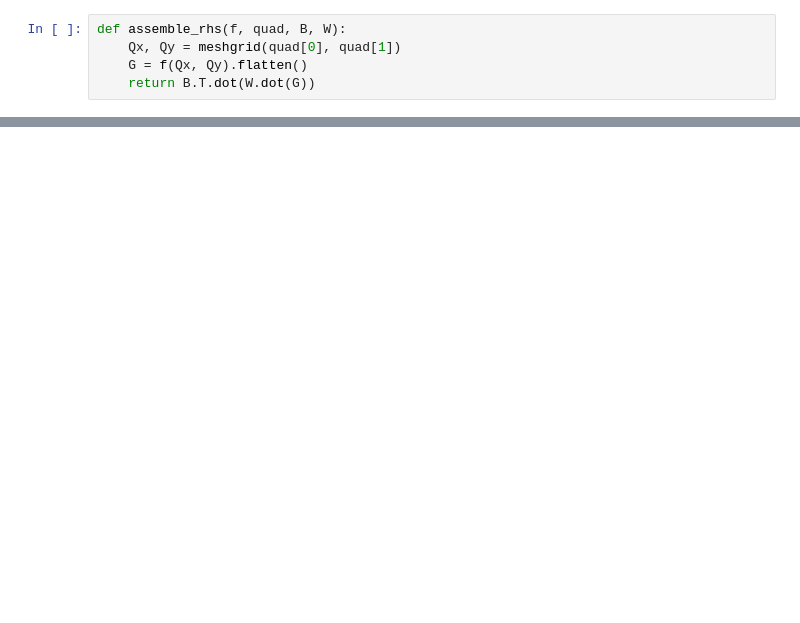
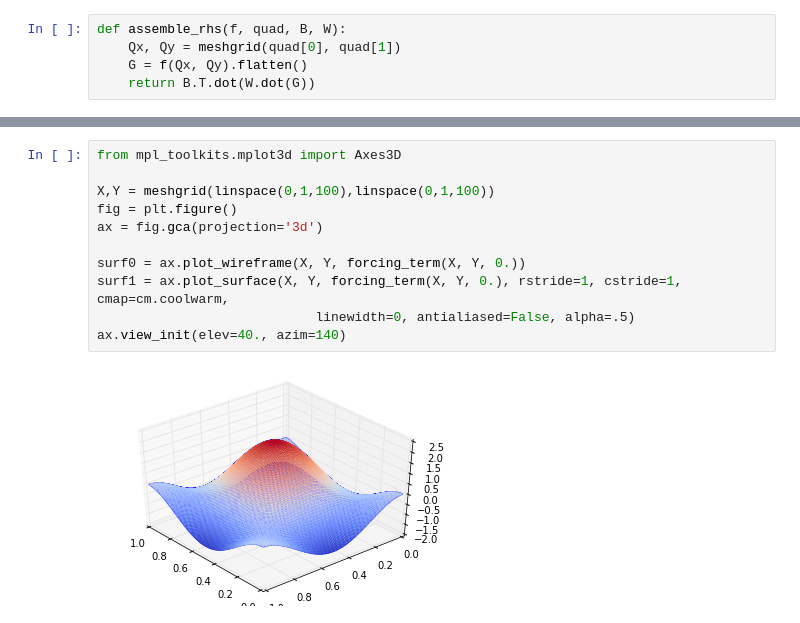
Before and after one commit to pdicerbo/P1.4, a Jupyter notebook: Basics/FinalProject.ipynb, the cells around one changed output, grey strips where cells are left out. Saved outputs shown, nothing was run; the diff lists cells and outputs as text; blank space fills up the shorter version.

```diff
--- a/Basics/FinalProject.ipynb
+++ b/Basics/FinalProject.ipynb
@@ -363,0 +311,13 @@ d_y f(x, 1.)=  -7.37507613542e-16
+# %%
+from mpl_toolkits.mplot3d import Axes3D
+
+X,Y = meshgrid(linspace(0,1,100),linspace(0,1,100))
+fig = plt.figure()
+ax = fig.gca(projection='3d')
+
+surf0 = ax.plot_wireframe(X, Y, forcing_term(X, Y, 0.))
+surf1 = ax.plot_surface(X, Y, forcing_term(X, Y, 0.), rstride=1, cstride=1, cmap=cm.coolwarm,
+                            linewidth=0, antialiased=False, alpha=.5)
+ax.view_init(elev=40., azim=140)
+# %% [output]
+[figure, added]
```
Also changed, not shown: parts of 8 cells of this notebook.
